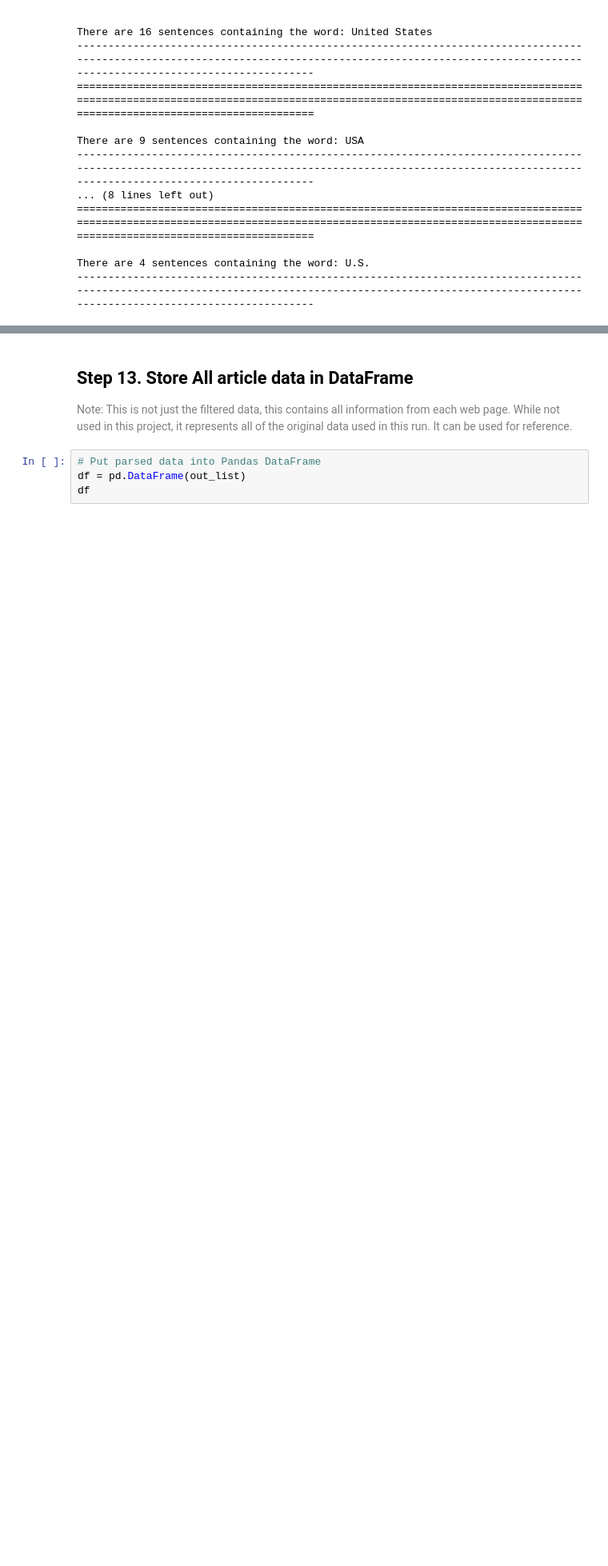
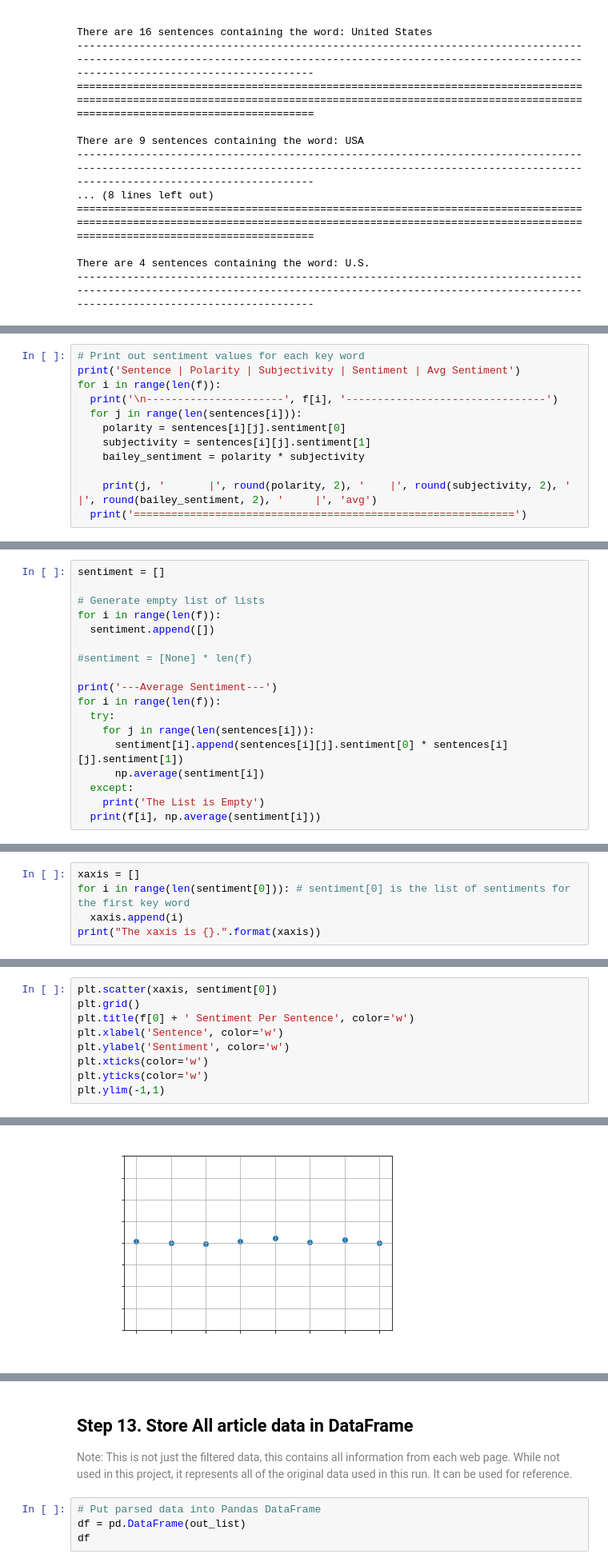
Before and after one commit to este7734/Web_scraping_project, a Jupyter notebook: Die_Zeit_Web_Scraper.ipynb, the cells around one changed output, grey strips where cells are left out. Shown at 80% size. Cells and saved outputs as stored; diff of their text form; blank space fills up the shorter version.

```diff
--- a/Die_Zeit_Web_Scraper.ipynb
+++ b/Die_Zeit_Web_Scraper.ipynb
@@ -468,0 +490,12 @@ There are 4 sentences containing the word: U.S.
+# %%
+# Print out sentiment values for each key word
+print('Sentence | Polarity | Subjectivity | Sentiment | Avg Sentiment')
+for i in range(len(f)):
+  print('\n----------------------', f[i], '--------------------------------')
+  for j in range(len(sentences[i])):
+    polarity = sentences[i][j].sentiment[0]
+    subjectivity = sentences[i][j].sentiment[1]
+    bailey_sentiment = polarity * subjectivity
+
+    print(j, '       |', round(polarity, 2), '    |', round(subjectivity, 2), '        |', round(bailey_sentiment, 2), '     |', 'avg')
+  print('=============================================================')
@@ -468,0 +532,18 @@ There are 4 sentences containing the word: U.S.
+# %%
+sentiment = []
+
+# Generate empty list of lists
+for i in range(len(f)):
+  sentiment.append([])
+
+#sentiment = [None] * len(f)
+
+print('---Average Sentiment---')
+for i in range(len(f)):
+  try:
+    for j in range(len(sentences[i])):
+      sentiment[i].append(sentences[i][j].sentiment[0] * sentences[i][j].sentiment[1])
+      np.average(sentiment[i])
+  except:
+    print('The List is Empty')
+  print(f[i], np.average(sentiment[i]))
@@ -468,0 +574,5 @@ There are 4 sentences containing the word: U.S.
+# %%
+xaxis = []
+for i in range(len(sentiment[0])): # sentiment[0] is the list of sentiments for the first key word
+  xaxis.append(i)
+print("The xaxis is {}.".format(xaxis))
@@ -468,0 +581,10 @@ There are 4 sentences containing the word: U.S.
+# %%
+plt.scatter(xaxis, sentiment[0])
+plt.grid()
+plt.title(f[0] + ' Sentiment Per Sentence', color='w')
+plt.xlabel('Sentence', color='w')
+plt.ylabel('Sentiment', color='w')
+plt.xticks(color='w')
+plt.yticks(color='w')
+plt.ylim(-1,1)
+# %% [output]
@@ -468,0 +592 @@ There are 4 sentences containing the word: U.S.
+[figure, added]
```
Also changed, not shown: parts of 21 cells of this notebook.
